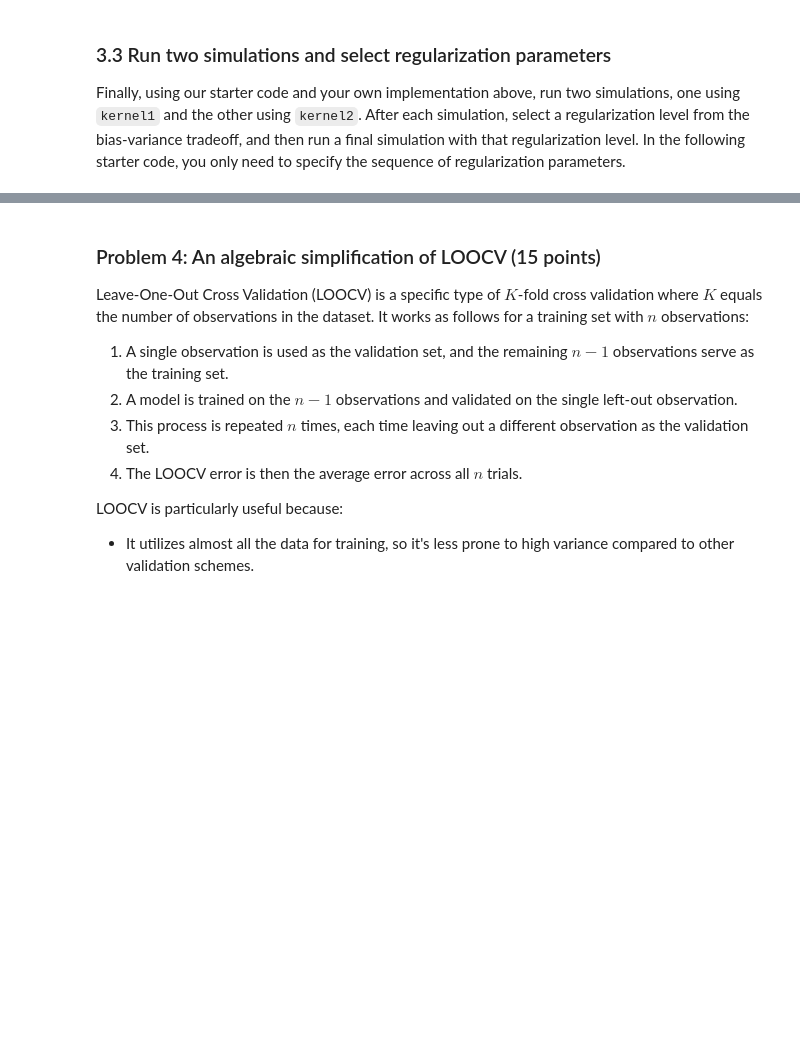
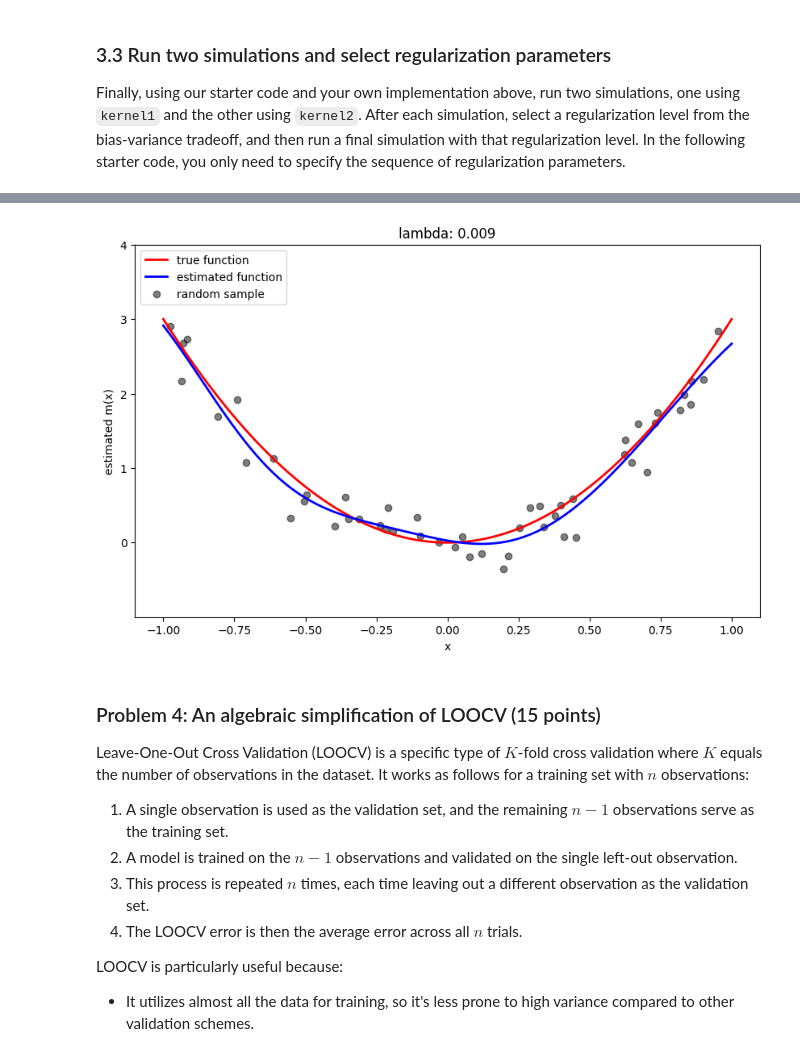
Before and after one commit to wdweng/iml, a Jupyter notebook: assignments/assn1/assn1.ipynb, the cells around one changed output, grey strips where cells are left out. Cells and saved outputs as stored; diff of their text form; code cells hidden in the pictures; blank space fills up the shorter version.

```diff
--- a/assignments/assn1/assn1.ipynb
+++ b/assignments/assn1/assn1.ipynb
@@ -339,3 +346,8 @@ run_simulation(kernel2, lmbdas)
+# %%
+lambda_hat = 0.009
+run_simulation(kernel2, [lambda_hat], show_bias_variance=False)
+# %% [output]
+[figure, added]
 # %% [markdown]
 ### Problem 4: An algebraic simplification of LOOCV (15 points)
 
```
Also changed, not shown: parts of 4 cells of this notebook.
